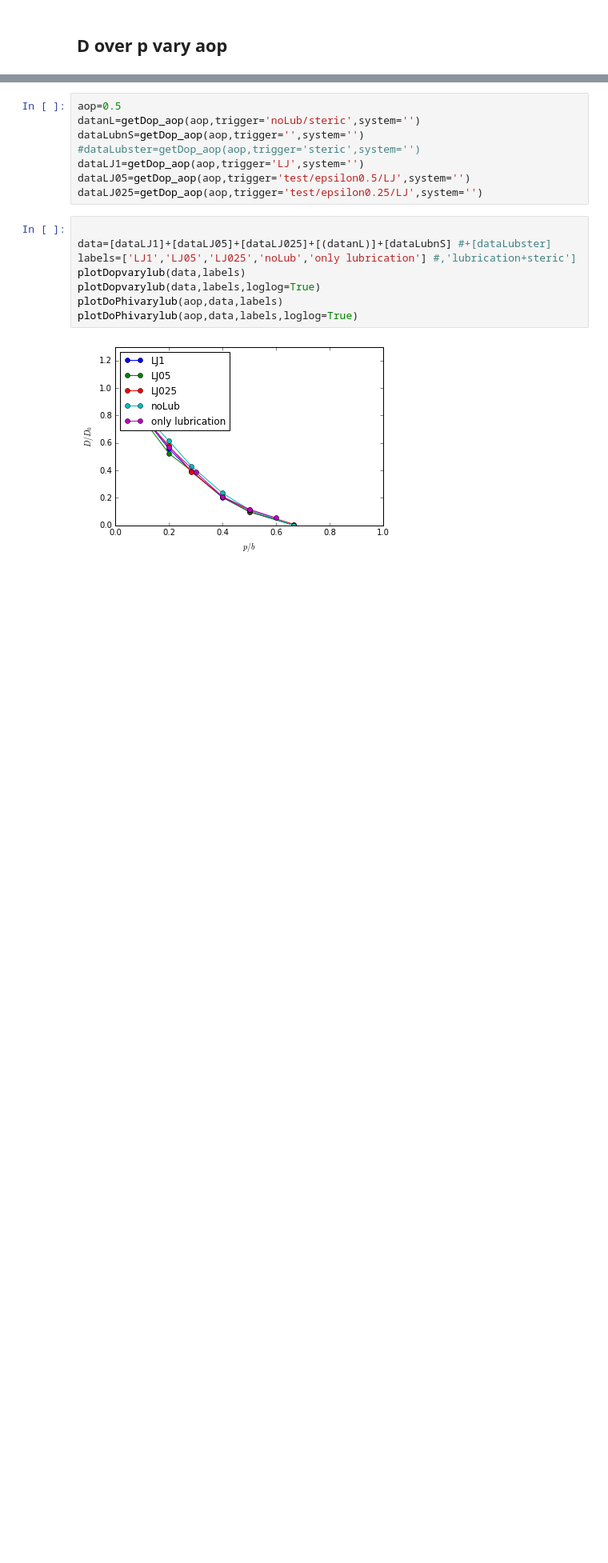
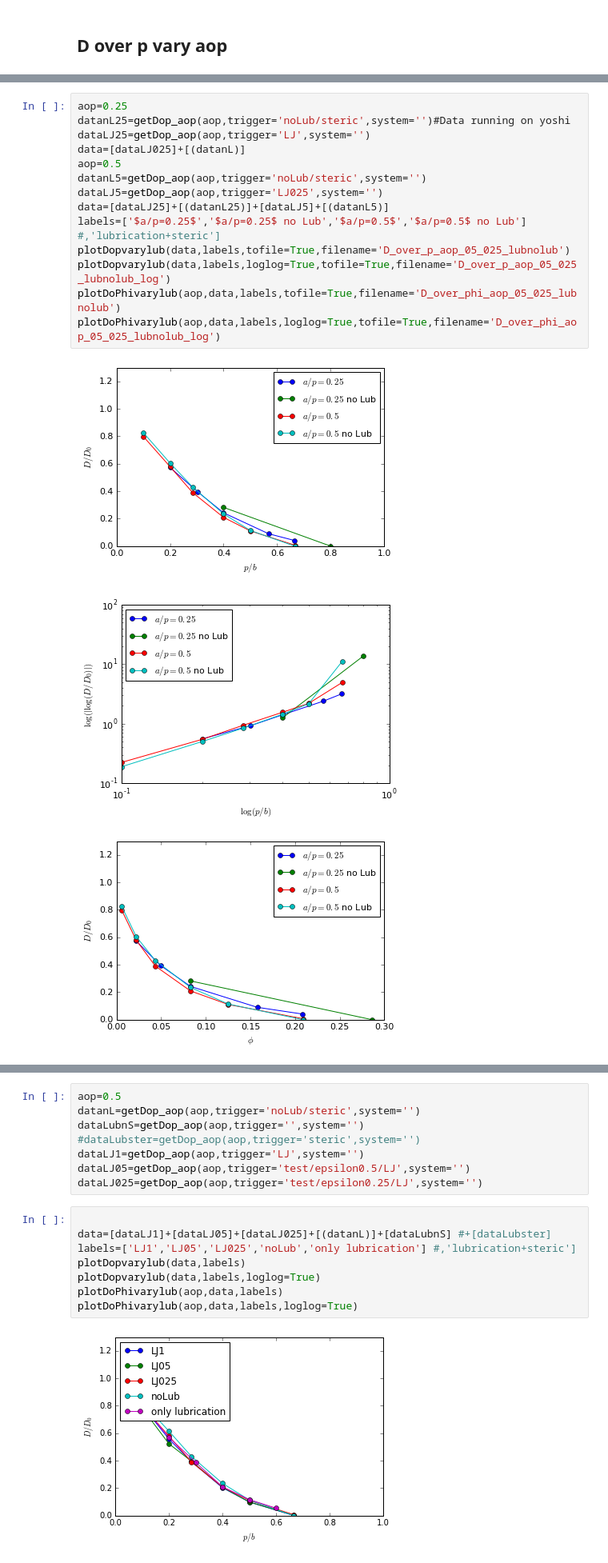
Before and after one commit to JohannHansing/iPythonNB, a Jupyter notebook: HIforBD/Figures.ipynb, the cells around one changed output, grey strips where cells are left out. Shown: that part at 80% size. Drawn from its saved outputs; the diff is of its cells as text; blank space fills up the shorter version.

```diff
--- a/HIforBD/Figures.ipynb
+++ b/HIforBD/Figures.ipynb
@@ -218,0 +256,18 @@ def getDop_aop(aop,n=1,kop=0,u=0,trigger='',system='',oldLub=False):
+# %%
+aop=0.25
+datanL25=getDop_aop(aop,trigger='noLub/steric',system='')#Data running on yoshi
+dataLJ25=getDop_aop(aop,trigger='LJ',system='')
+data=[dataLJ025]+[(datanL)]
+aop=0.5
+datanL5=getDop_aop(aop,trigger='noLub/steric',system='')
+dataLJ5=getDop_aop(aop,trigger='LJ025',system='')
+data=[dataLJ25]+[(datanL25)]+[dataLJ5]+[(datanL5)]
+labels=['$a/p=0.25$','$a/p=0.25$ no Lub','$a/p=0.5$','$a/p=0.5$ no Lub'] #,'lubrication+steric']
+plotDopvarylub(data,labels,tofile=True,filename='D_over_p_aop_05_025_lubnolub')
+plotDopvarylub(data,labels,loglog=True,tofile=True,filename='D_over_p_aop_05_025_lubnolub_log')
+plotDoPhivarylub(aop,data,labels,tofile=True,filename='D_over_phi_aop_05_025_lubnolub')
+plotDoPhivarylub(aop,data,labels,loglog=True,tofile=True,filename='D_over_phi_aop_05_025_lubnolub_log')
+# %% [output]
+[figure, added]
+[figure, added]
+[figure, added]
```
Also changed, not shown: parts of 13 cells of this notebook, 3 other files.
